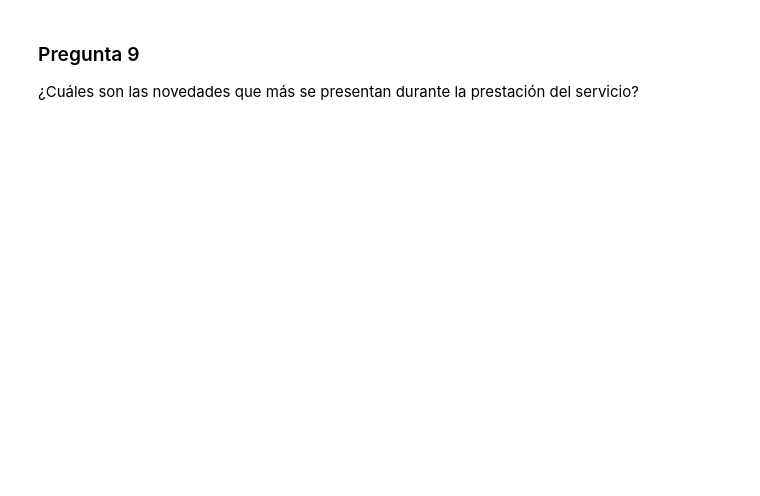
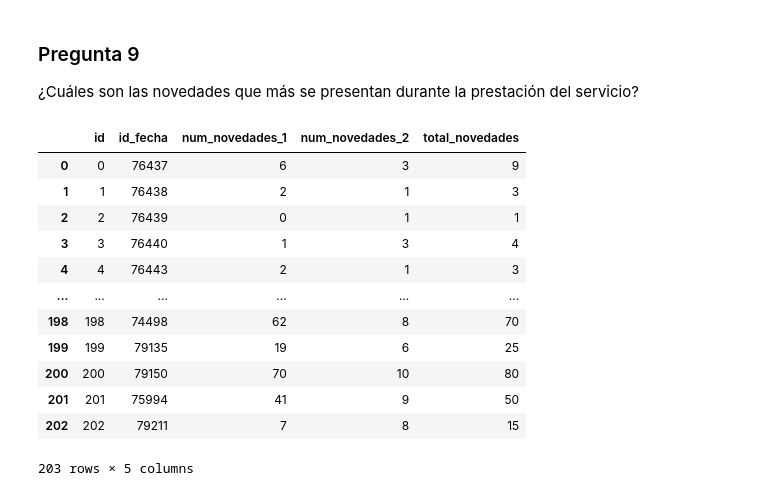
Before and after one commit to DiegoFernando01/etl-kdd, a Jupyter notebook: etl_notebook.ipynb, the cells around one changed output. Drawn from its saved outputs; the diff is of its cells as text; code cells hidden in the pictures; blank space fills up the shorter version.

```diff
--- a/etl_notebook.ipynb
+++ b/etl_notebook.ipynb
@@ -704,3 +892,22 @@ Mensajeros más eficientes (Los que más servicios prestan)
 # %% [markdown]
 ### Pregunta 8
 Mostrar los tiempos de espera por cada fase del servicio: Iniciado, Con mensajero asignado, recogido en origen, Entregado en Destino, Cerrado. En que fase del servicio hay más demoras?
+# %%
+pd.set_option('future.no_silent_downcasting', True)
+
+hecho_servicios_temporal = hecho_servicios.copy()
+
+hecho_servicios_temporal[['horas_iniciado_mensajero', 'horas_mensajero_recogida', 'horas_recogida_entrega', 'horas_entrega_terminado']] = (
+  hecho_servicios_temporal[['horas_iniciado_mensajero', 'horas_mensajero_recogida', 'horas_recogida_entrega', 'horas_entrega_terminado']]
+  .replace({None: np.nan})
+  .infer_objects(copy=False)
+  .where(lambda x: x >= 0, np.nan)
+  .fillna(0) # reemplaza NaN por 0 en las columnas
+)
+
+# Calcula el promedio de cada columna
+promedios = hecho_servicios_temporal[['horas_iniciado_mensajero', 'horas_mensajero_recogida', 'horas_recogida_entrega', 'horas_entrega_terminado']].mean()
+
+print(f"Horas promedios de cada columna:\n{promedios}")
+print(f"La columna con mayor promedio de demora es '{promedios.idxmax()}' con un promedio de {promedios.max():.2f} horas.")
+hecho_servicios_temporal[['horas_iniciado_mensajero', 'horas_mensajero_recogida', 'horas_recogida_entrega', 'horas_entrega_terminado']]
@@ -707,3 +935,19 @@ Mostrar los tiempos de espera por cada fase del servicio: Iniciado, Con mensajer
 # %% [markdown]
 ### Pregunta 9
 ¿Cuáles son las novedades que más se presentan durante la prestación del servicio?
+# %%
+pd.read_sql_table('hecho_novedades', olap_conn)
+# %% [output]
+|  | id | id_fecha | num_novedades_1 | num_novedades_2 | total_novedades |
+| 0 | 0 | 76437 | 6 | 3 | 9 |
+| 1 | 1 | 76438 | 2 | 1 | 3 |
+| 2 | 2 | 76439 | 0 | 1 | 1 |
+| 3 | 3 | 76440 | 1 | 3 | 4 |
+| 4 | 4 | 76443 | 2 | 1 | 3 |
+| ... | ... | ... | ... | ... | ... |
+| 198 | 198 | 74498 | 62 | 8 | 70 |
+| 199 | 199 | 79135 | 19 | 6 | 25 |
+| 200 | 200 | 79150 | 70 | 10 | 80 |
+| 201 | 201 | 75994 | 41 | 9 | 50 |
+| 202 | 202 | 79211 | 7 | 8 | 15 |
+203 rows × 5 columns
```
Also changed, not shown: parts of 10 cells of this notebook.
